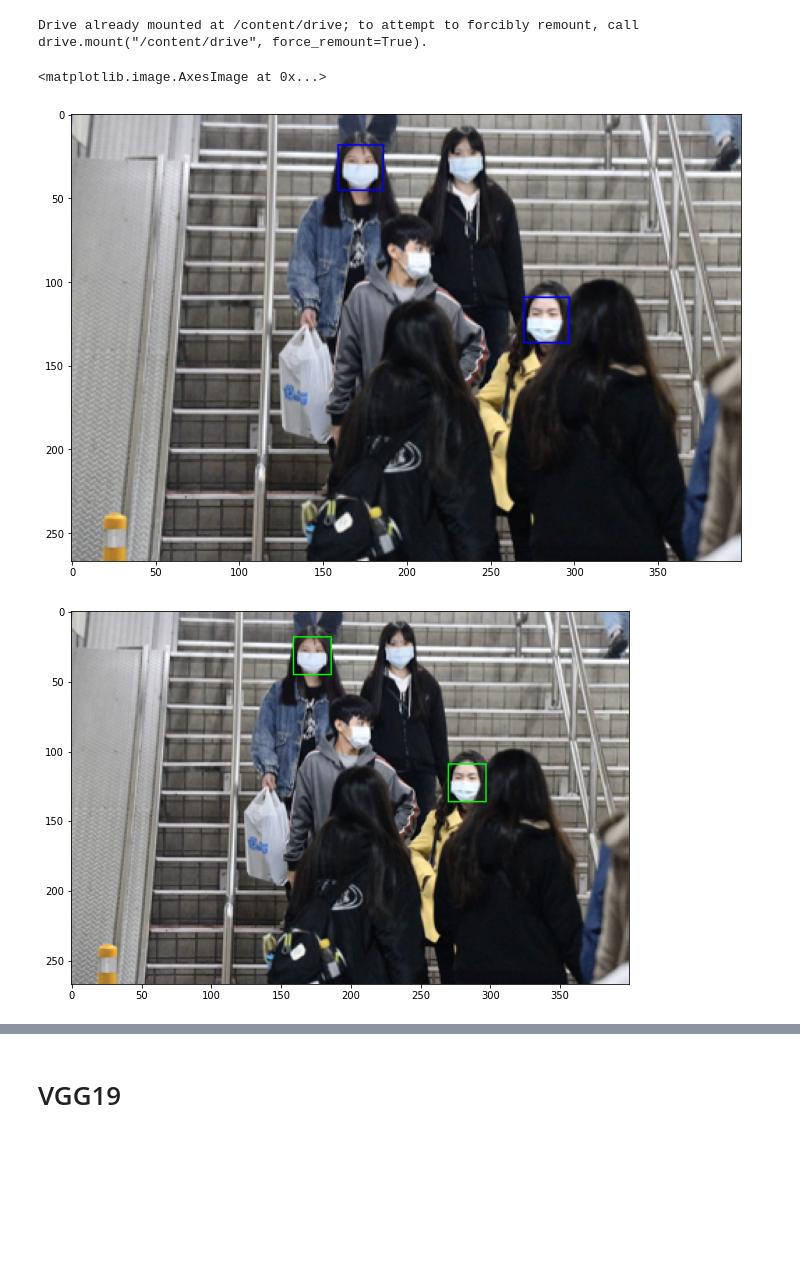
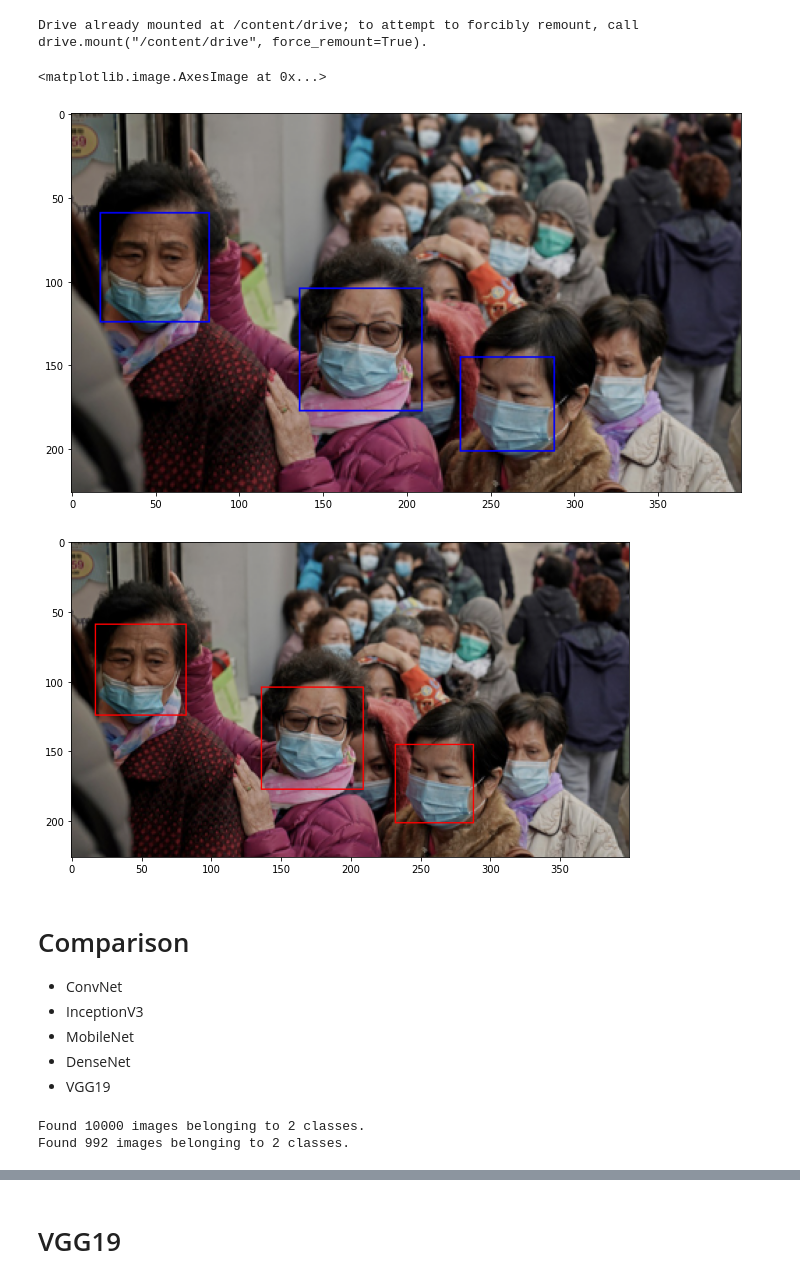
Before and after one commit to timtey88/Springboard-1120, a Jupyter notebook: Face mask Social distance.ipynb, the cells around one changed output, grey strips where cells are left out. Cells and saved outputs as stored; diff of their text form; code cells hidden in the pictures; blank space fills up the shorter version.

Commit message:
27.1 image project

```diff
--- a/Face mask Social distance.ipynb
+++ b/Face mask Social distance.ipynb
@@ -19,27 +20,27 @@ path = "/content/drive/MyDrive/SpringBoard/Sample Projects/Image Classification/
 # %%
 face_model = cv2.CascadeClassifier(path + '/haarcascade/haarcascade_frontalface_default.xml')
 
 # Sample image
-image = random.choice(os.listdir(path + '/images'))
+#image = random.choice(os.listdir(path + '/images'))
 
-img = cv2.imread(path+ '/images/' + image)
+img = cv2.imread(path+ '/images/' + 'maksssksksss431.png')
 
 img = cv2.cvtColor(img, cv2.IMREAD_GRAYSCALE)
 
-faces = face_model.detectMultiScale(img,scaleFactor=1.1, minNeighbors=4) #returns a list of (x,y,w,h) tuples
+faces = face_model.detectMultiScale(img,scaleFactor=1.1, minNeighbors=4)
 
-out_img = cv2.cvtColor(img, cv2.COLOR_RGB2BGR) #colored output image
+out_img = cv2.cvtColor(img, cv2.COLOR_RGB2BGR)
 
-#plotting
+# Creating box around potential face
 for (x,y,w,h) in faces:
     cv2.rectangle(out_img,(x,y),(x+w,y+h),(0,0,255),1)
 plt.figure(figsize=(12,12))
 plt.imshow(out_img)
 # %% [output]
 <matplotlib.image.AxesImage at 0x...>
-[figure, old version]
+[figure, new version]
 # %%
-MIN_DISTANCE = 130
+MIN_DISTANCE = 150
 
 if len(faces)>=2:
     label = [0 for i in range(len(faces))]
@@ -62,4 +63,22 @@ if len(faces)>=2:
 else:
     print("No. of faces detected is less than 2")
 # %% [output]
-[figure, old version]
+[figure, new version]
+# %% [markdown]
+# Comparison
+- ConvNet
+- InceptionV3
+- MobileNet
+- DenseNet
+- VGG19
+# %%
+batch_size = 16
+
+train_datagen = ImageDataGenerator(rescale=1.0/255, horizontal_flip=True, zoom_range=0.2, shear_range=0.2)
+train_generator = train_datagen.flow_from_directory(train_dir, target_size=(128, 128), batch_size=batch_size, class_mode='categorical')
+
+test_datagen = ImageDataGenerator(rescale=1.0/255)
+test_generator = test_datagen.flow_from_directory(test_dir, target_size=(128, 128), batch_size=batch_size, class_mode='categorical')
+# %% [output]
+Found 10000 images belonging to 2 classes.
+Found 992 images belonging to 2 classes.
```
Also changed, not shown: parts of 18 cells of this notebook.
